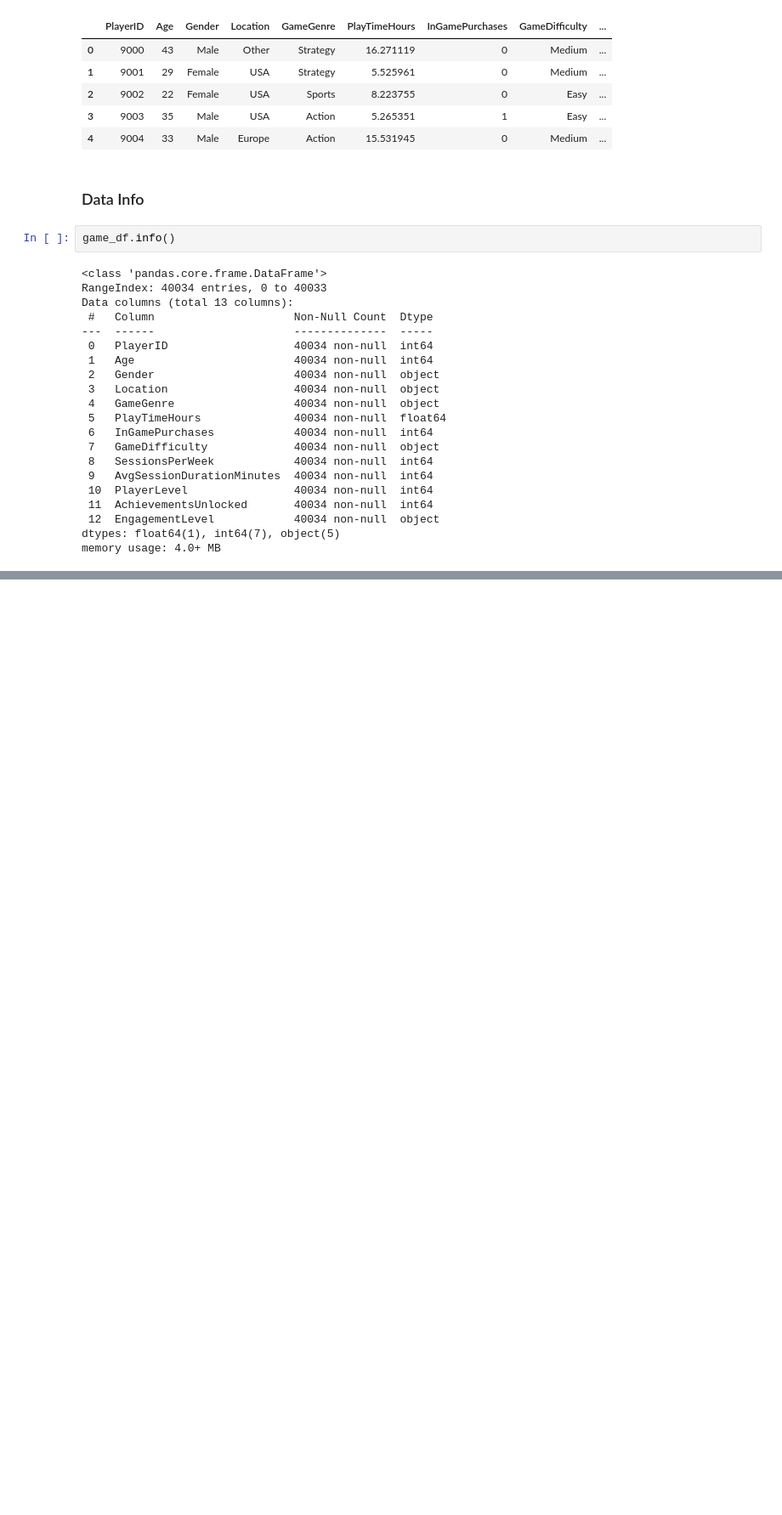
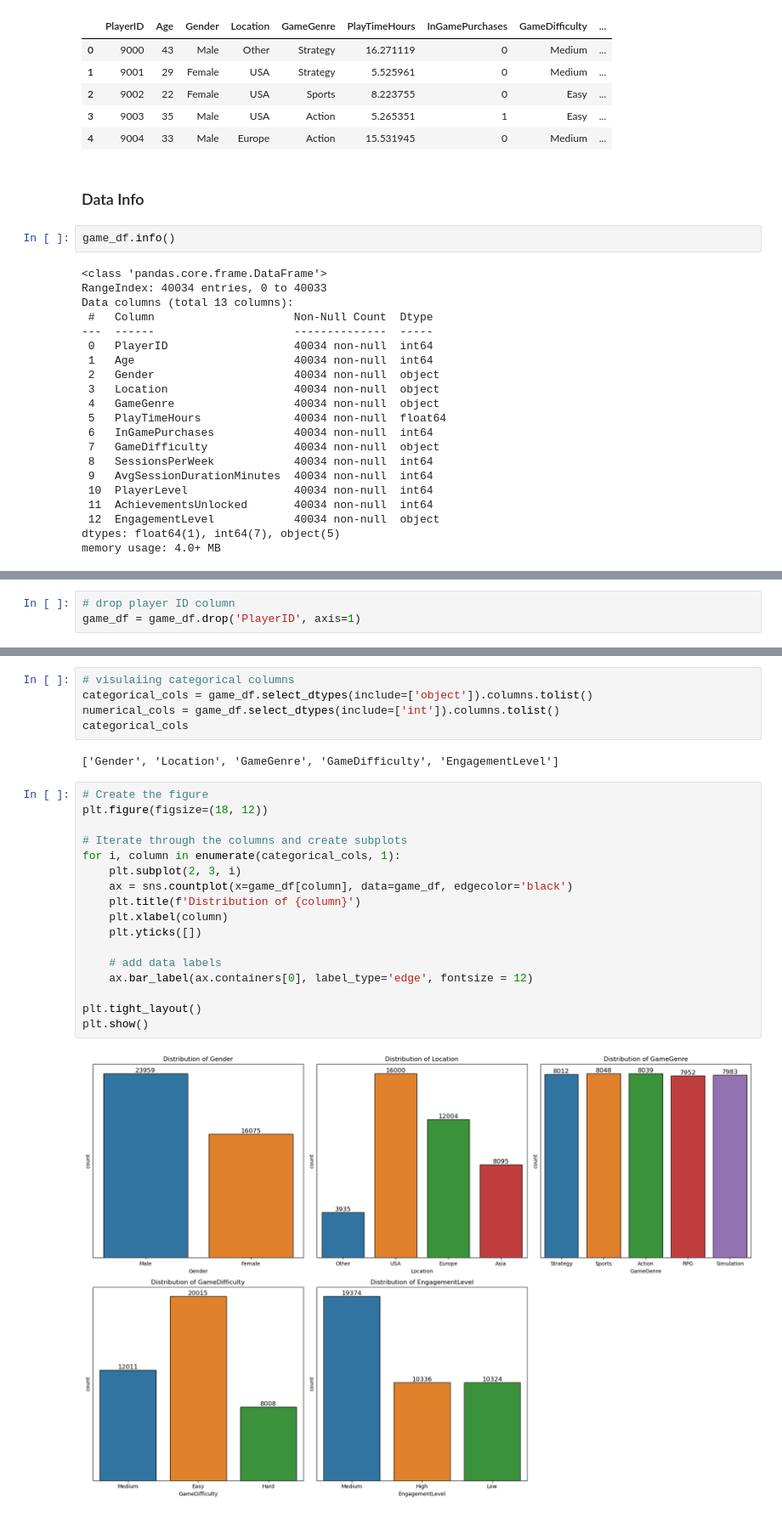
Before and after one commit to UgeneTettey/Blossom_Projects, a Jupyter notebook: capstone/Online_Gaming_Behavior/Online_Gaming_Prediction.ipynb, the cells around one changed output, grey strips where cells are left out. Shown at 85% size. Drawn from its saved outputs; the diff is of its cells as text; blank space fills up the shorter version.

Commit message:
eda visuals start

```diff
--- a/capstone/Online_Gaming_Behavior/Online_Gaming_Prediction.ipynb
+++ b/capstone/Online_Gaming_Behavior/Online_Gaming_Prediction.ipynb
@@ -89,0 +114,3 @@ memory usage: 4.0+ MB
+# %%
+# drop player ID column
+game_df = game_df.drop('PlayerID', axis=1)
@@ -89,0 +127,26 @@ memory usage: 4.0+ MB
+# %%
+# visulaiing categorical columns
+categorical_cols = game_df.select_dtypes(include=['object']).columns.tolist()
+numerical_cols = game_df.select_dtypes(include=['int']).columns.tolist()
+categorical_cols
+# %% [output]
+['Gender', 'Location', 'GameGenre', 'GameDifficulty', 'EngagementLevel']
+# %%
+# Create the figure
+plt.figure(figsize=(18, 12))
+
+# Iterate through the columns and create subplots
+for i, column in enumerate(categorical_cols, 1):
+    plt.subplot(2, 3, i)
+    ax = sns.countplot(x=game_df[column], data=game_df, edgecolor='black')
+    plt.title(f'Distribution of {column}')
+    plt.xlabel(column)
+    plt.yticks([])
+
+    # add data labels
+    ax.bar_label(ax.containers[0], label_type='edge', fontsize = 12)
+
+plt.tight_layout()
+plt.show()
+# %% [output]
+[figure, added]
```
Also changed, not shown: parts of 8 cells of this notebook.
